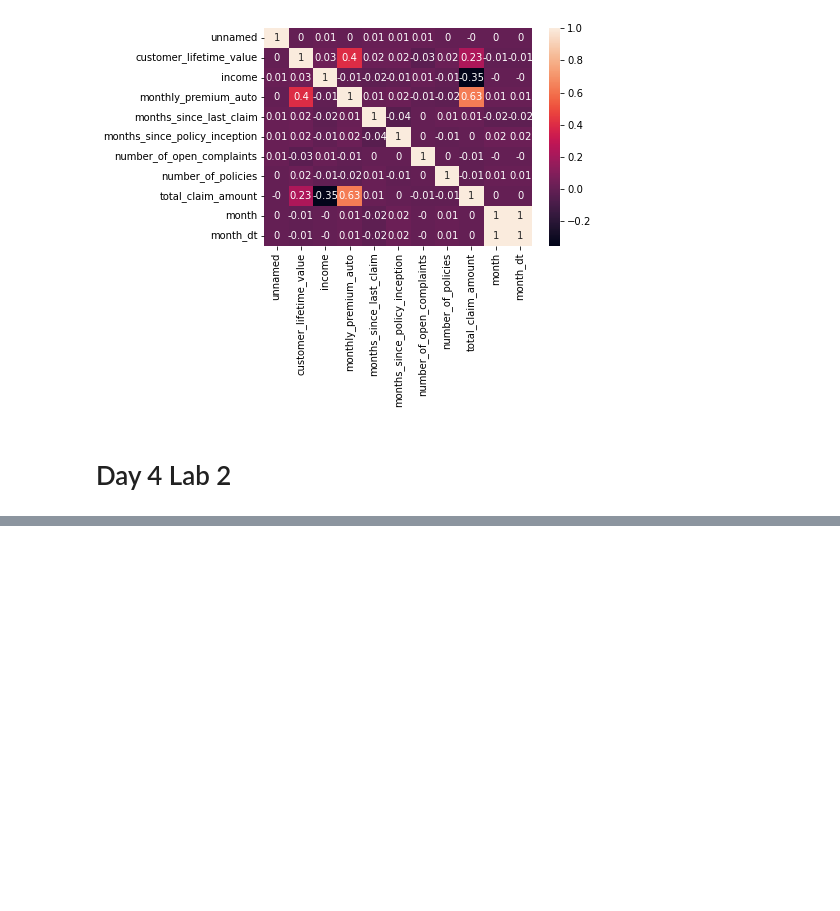
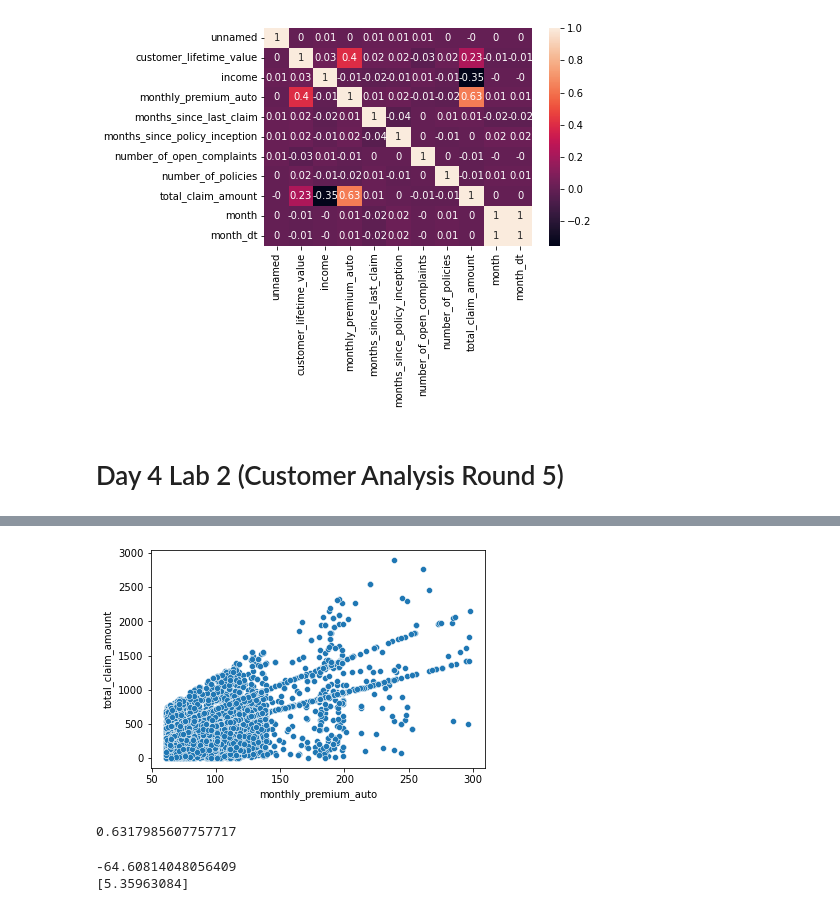
Before and after one commit to hollyjanedalton/lab-customer-analysis-round-2, a Jupyter notebook: files_for_lab/csv_files/Day 2_Lab2.ipynb, the cells around one changed output, grey strips where cells are left out. Saved outputs shown, nothing was run; the diff lists cells and outputs as text; code cells hidden in the pictures; blank space fills up the shorter version.

Commit message:
Lab Customer Analysis Round 5 Complete, except the Scalers at end

```diff
--- a/files_for_lab/csv_files/Day 2_Lab2.ipynb
+++ b/files_for_lab/csv_files/Day 2_Lab2.ipynb
@@ -593,4 +593,4 @@ plt.show()
 
 #None of the pairs have a high correlation so won't drop any pairs
 # %% [markdown]
-# Day 4 Lab 2
+# Day 4 Lab 2 (Customer Analysis Round 5)
@@ -596,0 +601,4 @@ plt.show()
+# %%
+sns.scatterplot(x='monthly_premium_auto', y='total_claim_amount', data = numerical_df)
+display(plt)
+# %% [output]
@@ -596,0 +606 @@ plt.show()
+[figure, added]
@@ -596,0 +611,4 @@ plt.show()
+# %%
+numerical_df['total_claim_amount'].corr(numerical_df['monthly_premium_auto']) #calculates the correlation
+# %% [output]
+0.6317985607757717
@@ -596,0 +626,12 @@ plt.show()
+# %%
+# we now "fit" (a.k.a. "train") the model in our data
+# linear regression picks the line (i.e. the intercept and the gradient)
+#that best "fits" our data
+# we will get to the meaning of "fitting the data" in a second
+
+lm.fit(X,y)
+print(lm.intercept_)
+print(lm.coef_) # coefficients is an array because later we will see we can have more than one dimension for our gradient
+# %% [output]
+-64.60814048056409
+[5.35963084]
```
Also changed, not shown: parts of 20 cells of this notebook.
